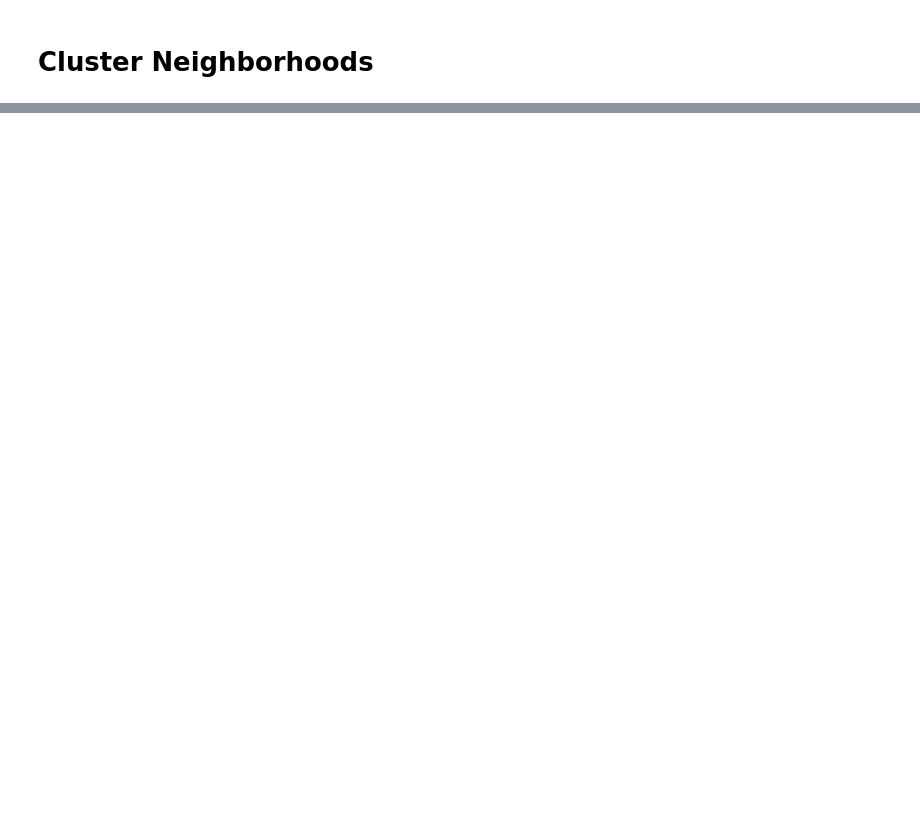
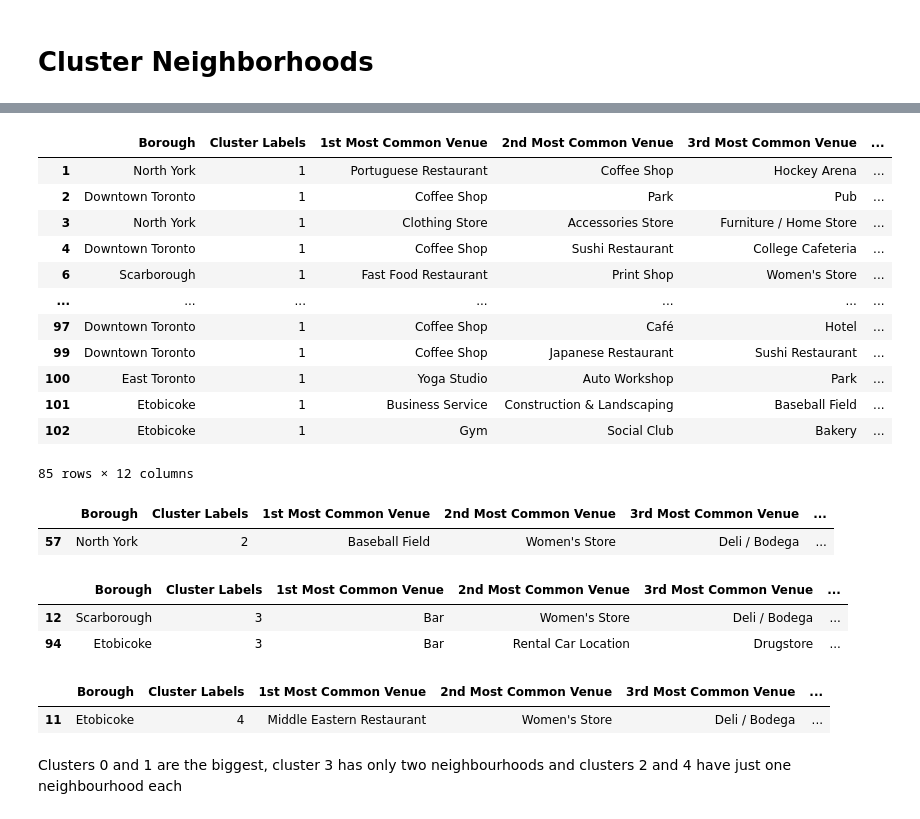
Before and after one commit to Jming9638/Coursera_Capstone, a Jupyter notebook: Segmenting and Clustering Neighborhoods in Toronto 3.ipynb, the cells around one changed output, grey strips where cells are left out. Drawn from its saved outputs; the diff is of its cells as text; code cells hidden in the pictures; blank space fills up the shorter version.

Commit message:
Published from Watson Studio.

```diff
--- a/Segmenting and Clustering Neighborhoods in Toronto 3.ipynb
+++ b/Segmenting and Clustering Neighborhoods in Toronto 3.ipynb
@@ -545,0 +565,34 @@ NameError: name 'cm' is not defined
+# %%
+toronto_merged.loc[toronto_merged['Cluster Labels'] == 1, toronto_merged.columns[[1] + list(range(5, toronto_merged.shape[1]))]]
+# %% [output]
+|  | Borough | Cluster Labels | 1st Most Common Venue | 2nd Most Common Venue | 3rd Most Common Venue | ... |
+| 1 | North York | 1 | Portuguese Restaurant | Coffee Shop | Hockey Arena | ... |
+| 2 | Downtown Toronto | 1 | Coffee Shop | Park | Pub | ... |
+| 3 | North York | 1 | Clothing Store | Accessories Store | Furniture / Home Store | ... |
+| 4 | Downtown Toronto | 1 | Coffee Shop | Sushi Restaurant | College Cafeteria | ... |
+| 6 | Scarborough | 1 | Fast Food Restaurant | Print Shop | Women's Store | ... |
+| ... | ... | ... | ... | ... | ... | ... |
+| 97 | Downtown Toronto | 1 | Coffee Shop | Café | Hotel | ... |
+| 99 | Downtown Toronto | 1 | Coffee Shop | Japanese Restaurant | Sushi Restaurant | ... |
+| 100 | East Toronto | 1 | Yoga Studio | Auto Workshop | Park | ... |
+| 101 | Etobicoke | 1 | Business Service | Construction & Landscaping | Baseball Field | ... |
+| 102 | Etobicoke | 1 | Gym | Social Club | Bakery | ... |
+85 rows × 12 columns
+# %%
+toronto_merged.loc[toronto_merged['Cluster Labels'] == 2, toronto_merged.columns[[1] + list(range(5, toronto_merged.shape[1]))]]
+# %% [output]
+|  | Borough | Cluster Labels | 1st Most Common Venue | 2nd Most Common Venue | 3rd Most Common Venue | ... |
+| 57 | North York | 2 | Baseball Field | Women's Store | Deli / Bodega | ... |
+# %%
+toronto_merged.loc[toronto_merged['Cluster Labels'] == 3, toronto_merged.columns[[1] + list(range(5, toronto_merged.shape[1]))]]
+# %% [output]
+|  | Borough | Cluster Labels | 1st Most Common Venue | 2nd Most Common Venue | 3rd Most Common Venue | ... |
+| 12 | Scarborough | 3 | Bar | Women's Store | Deli / Bodega | ... |
+| 94 | Etobicoke | 3 | Bar | Rental Car Location | Drugstore | ... |
+# %%
+toronto_merged.loc[toronto_merged['Cluster Labels'] == 4, toronto_merged.columns[[1] + list(range(5, toronto_merged.shape[1]))]]
+# %% [output]
+|  | Borough | Cluster Labels | 1st Most Common Venue | 2nd Most Common Venue | 3rd Most Common Venue | ... |
+| 11 | Etobicoke | 4 | Middle Eastern Restaurant | Women's Store | Deli / Bodega | ... |
+# %% [markdown]
+Clusters 0 and 1 are the biggest, cluster 3 has only two neighbourhoods and clusters 2 and 4 have just one neighbourhood each
```
Also changed, not shown: parts of 5 cells of this notebook.
